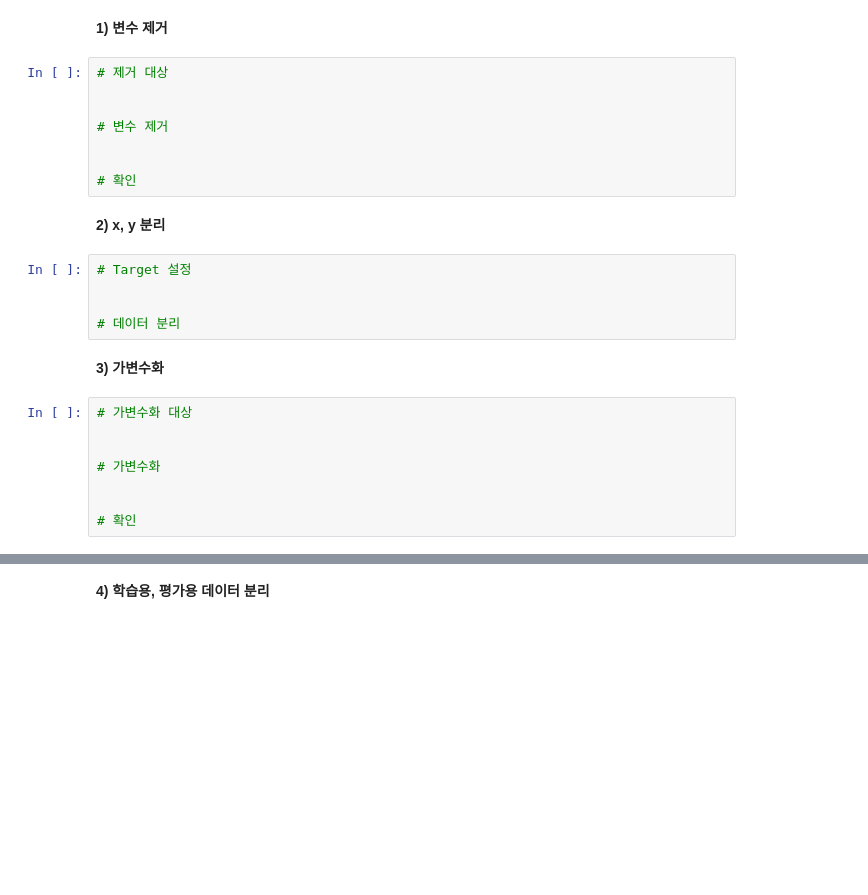
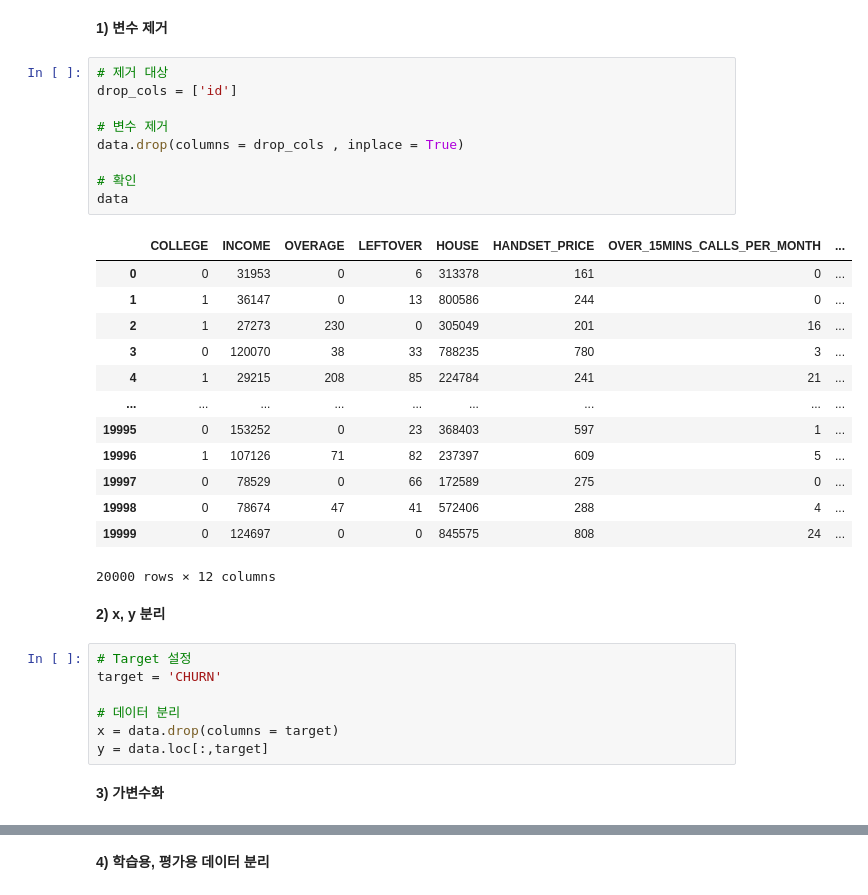
Before and after one commit to yangjung-woo/KT-Workspace, a Jupyter notebook: KT_AIVLE_DX_Regular_course/Week1/DX_머신러닝_실습자료/DX_머신러닝_실습자료/익히기/실습04_02_K분할교차검증(Mobile).ipynb, the cells around one changed output, grey strips where cells are left out. Drawn from its saved outputs; the diff is of its cells as text; blank space fills up the shorter version.

```diff
--- a/KT_AIVLE_DX_Regular_course/Week1/DX_머신러닝_실습자료/DX_머신러닝_실습자료/익히기/실습04_02_K분할교차검증(Mobile).ipynb
+++ b/KT_AIVLE_DX_Regular_course/Week1/DX_머신러닝_실습자료/DX_머신러닝_실습자료/익히기/실습04_02_K분할교차검증(Mobile).ipynb
@@ -60,26 +99,35 @@ data.describe()
 **1) 변수 제거**
 # %%
 # 제거 대상
-
+drop_cols = ['id']
 
 # 변수 제거
-
+data.drop(columns = drop_cols , inplace = True)
 
 # 확인
+data
+# %% [output]
+|  | COLLEGE | INCOME | OVERAGE | LEFTOVER | HOUSE | HANDSET_PRICE | OVER_15MINS_CALLS_PER_MONTH | ... |
+| 0 | 0 | 31953 | 0 | 6 | 313378 | 161 | 0 | ... |
+| 1 | 1 | 36147 | 0 | 13 | 800586 | 244 | 0 | ... |
+| 2 | 1 | 27273 | 230 | 0 | 305049 | 201 | 16 | ... |
+| 3 | 0 | 120070 | 38 | 33 | 788235 | 780 | 3 | ... |
+| 4 | 1 | 29215 | 208 | 85 | 224784 | 241 | 21 | ... |
+| ... | ... | ... | ... | ... | ... | ... | ... | ... |
+| 19995 | 0 | 153252 | 0 | 23 | 368403 | 597 | 1 | ... |
+| 19996 | 1 | 107126 | 71 | 82 | 237397 | 609 | 5 | ... |
+| 19997 | 0 | 78529 | 0 | 66 | 172589 | 275 | 0 | ... |
+| 19998 | 0 | 78674 | 47 | 41 | 572406 | 288 | 4 | ... |
+| 19999 | 0 | 124697 | 0 | 0 | 845575 | 808 | 24 | ... |
+20000 rows × 12 columns
 # %% [markdown]
 **2) x, y 분리**
 # %%
 # Target 설정
-
+target = 'CHURN'
 
 # 데이터 분리
+x = data.drop(columns = target)
+y = data.loc[:,target]
 # %% [markdown]
 **3) 가변수화**
-# %%
-# 가변수화 대상
-
-
-# 가변수화
-
-
-# 확인
```
Also changed, not shown: parts of 17 cells of this notebook, 28 other files.
